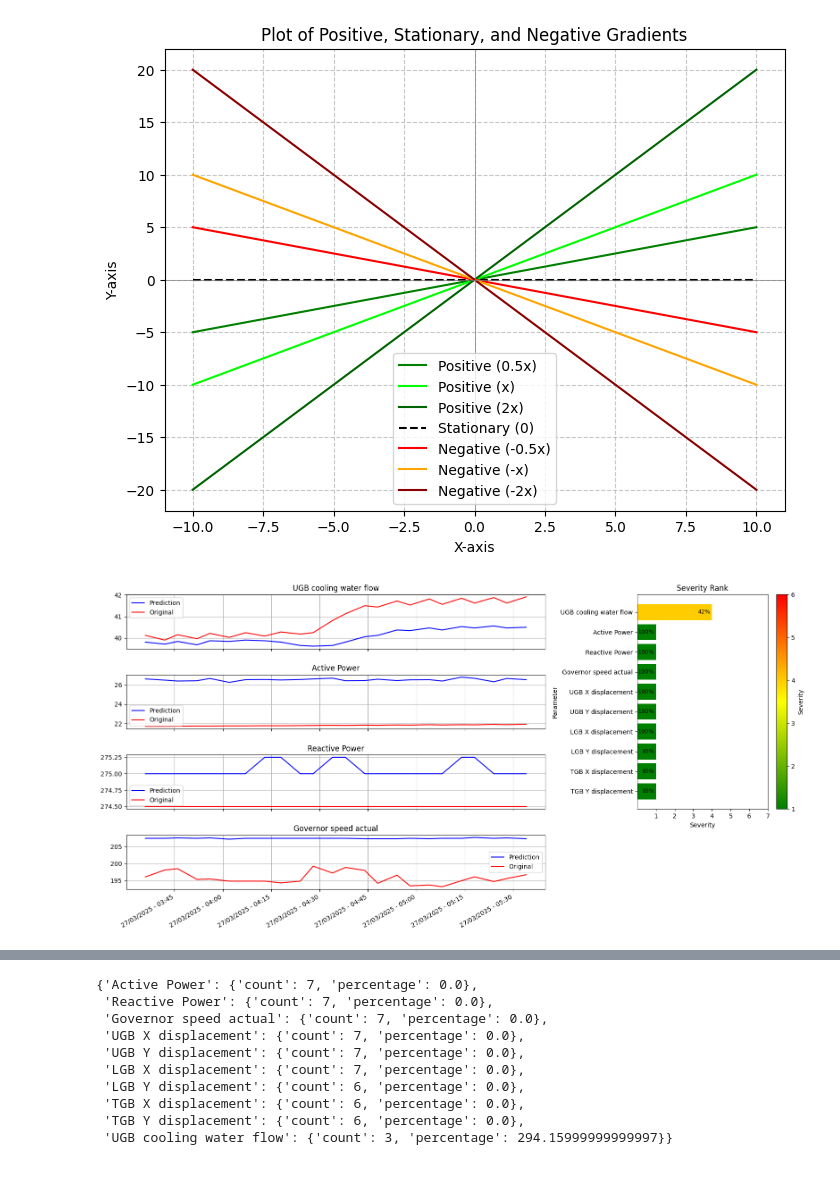
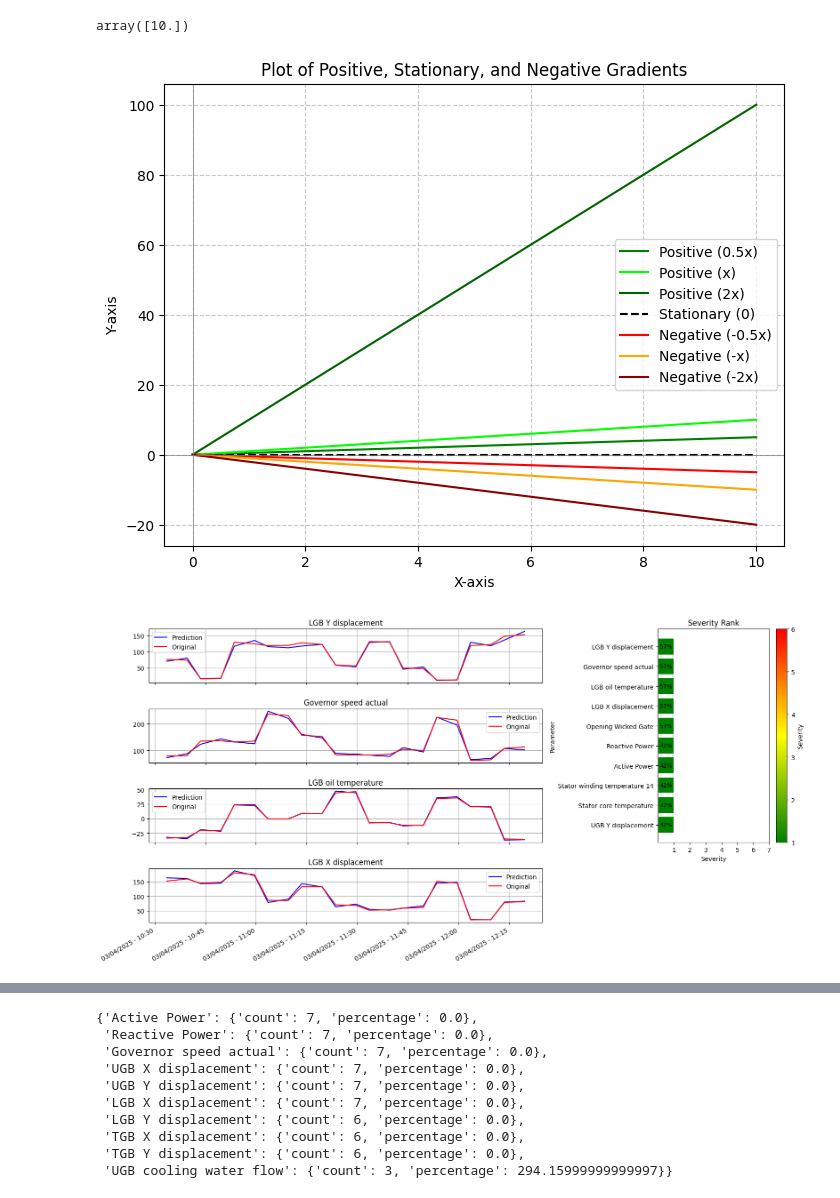
Before and after one commit to arkiven4/tinymonitor-web, a Jupyter notebook: try1.ipynb, the cells around one changed output, grey strips where cells are left out. Drawn from its saved outputs; the diff is of its cells as text; code cells hidden in the pictures.

```diff
--- a/try1.ipynb
+++ b/try1.ipynb
@@ -1,12 +286,34 @@
+# %%
+reg1 = LinearRegression()
+reg2 = LinearRegression()
+
+x = np.linspace(0, 10, 100).reshape(-1, 1)
+y = 10 * x
+y_rev = -10 * x
+
+reg1.fit(x, y)
+reg2.fit(x, y_rev)
+
+y_linear1 = reg1.predict(x)
+y_linear2 = reg2.predict(x)
+
+m1 = reg1.coef_[0]
+m2 = reg2.coef_[0]
+# %%
+m1
+# %% [output]
+array([10.])
+# %%
+
+reg.fit(x, y)  # Fit y = mx + b
+m = reg.coef_[0]  # Extract slope (gradient)
+b = reg.intercept_  # Extract intercept
+
+# Compute predicted values from regression
+y_linear = reg.predict(x)
 # %%
-import numpy as np
-import matplotlib.pyplot as plt
-
-# Define x values
-x = np.linspace(-10, 10, 100)
-
-# Define different gradients
-positive_gradients = [0.5 * x, x, 2 * x]  # Increasing slopes
+x = np.linspace(0, 10, 100)
+positive_gradients = [0.5 * x, x, 10 * x]  # Increasing slopes
 stationary_gradient = np.zeros_like(x)  # Flat line
 negative_gradients = [-0.5 * x, -x, -2 * x]  # Decreasing slopes
 
@@ -17,34 +324,34 @@ labels = ['Positive (0.5x)', 'Positive (x)', 'Positive (2x)',
 
 # Define colors
 colors = ['green', 'lime', 'darkgreen', 'black', 'red', 'orange', 'darkred']
 
 # Create the plot
 plt.figure(figsize=(8, 6))
 
 # Plot positive gradients
 for i, y in enumerate(positive_gradients):
     plt.plot(x, y, label=labels[i], color=colors[i])
 
 # Plot stationary gradient
 plt.plot(x, stationary_gradient, label=labels[3], color=colors[3], linestyle='dashed')
 
 # Plot negative gradients
 for i, y in enumerate(negative_gradients, start=4):
     plt.plot(x, y, label=labels[i], color=colors[i])
 
 # Customize plot
 plt.axhline(0, color='gray', linewidth=0.5)
 plt.axvline(0, color='gray', linewidth=0.5)
 plt.legend()
 plt.title("Plot of Positive, Stationary, and Negative Gradients")
 plt.xlabel("X-axis")
 plt.ylabel("Y-axis")
 plt.grid(True, linestyle='--', alpha=0.7)
 
 # Show the plot
 plt.show()
 # %% [output]
-[figure, old version]
+[figure, new version]
 # %%
 import pickle
 import os
@@ -240,15 +547,15 @@ model_array = ["Attention", "DTAAD", "MAD_GAN", "TranAD", "DAGMM", "USAD", "Omni
 # conn.close()
 # last_date = np.datetime64(np.array(rows)[:, 1][0])
 # %%
-end_dates_lastest = "2025-03-27T05:36:00"
+end_dates_lastest = datetime.utcnow().strftime("%Y-%m-%dT%H:%M:%S") #"2025-03-27T05:36:00"
 timestamp = datetime.strptime(end_dates_lastest, "%Y-%m-%dT%H:%M:%S")
 hours_2before = timestamp - timedelta(hours=2)
-beofre_15min = timestamp - timedelta(minutes=15)
+beofre_15min = timestamp - timedelta(minutes=60)
 hours_2before_str = hours_2before.strftime("%Y-%m-%dT%H:%M:%S")
 
 threshold_percentages = {}
 for idx_model, (model_name) in enumerate(model_array):
-    now_fetched = fetch_between_dates(beofre_15min.strftime("%Y-%m-%dT%H:%M:%S"), end_dates_lastest, "db/threshold_data.db", model_name)[0, 2:]
+    now_fetched = fetch_between_dates(beofre_15min.strftime("%Y-%m-%dT%H:%M:%S"), end_dates_lastest, "db/threshold_data.db", model_name)[-1, 2:]
 
     threshold_pass = {}
     for idx_sensor, sensor_thre in enumerate(now_fetched):
@@ -272,8 +579,8 @@ feature_index_list = [feature_set.index(feat_name) for feat_name in list(counter
 for idx, (feature_index_now) in enumerate(feature_index_list[:4]):
     model_idx_highest = counter_feature_plot[feature_set[feature_index_now]]
 
-    df_feature_send.append(temp_ypreds[model_idx_highest][:, idx])
-    y_pred_send.append(df_feature[:, idx])
+    df_feature_send.append(temp_ypreds[model_idx_highest][:, feature_index_now])
+    y_pred_send.append(df_feature[:, feature_index_now])
 
 df_feature_send = np.vstack(df_feature_send).T
 y_pred_send = np.vstack(y_pred_send).T
@@ -282,4 +589,4 @@ y_pred_send = np.vstack(y_pred_send).T
 
 fig = do_plotSeverityRank()
 # %% [output]
-[figure, old version]
+[figure, new version]
```
Also changed, not shown: parts of 25 cells of this notebook, 18 other files.
